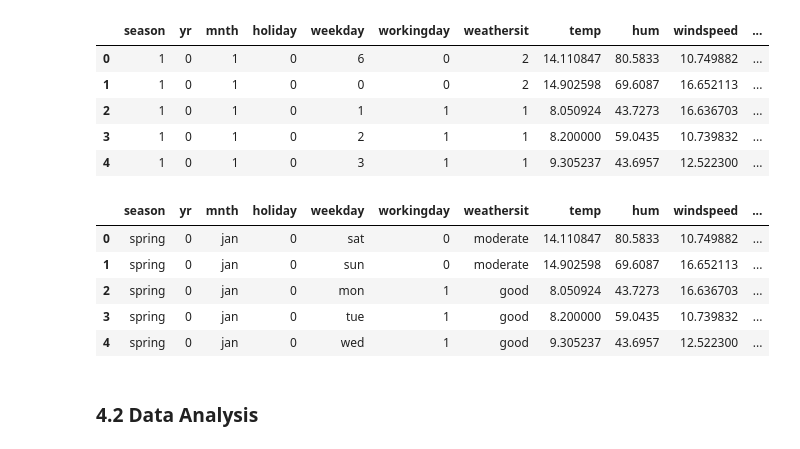
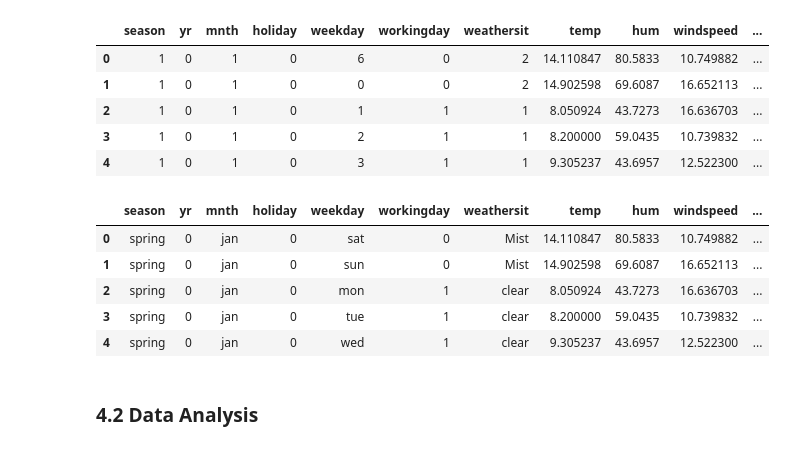
Before and after one commit to yashyennam/Bike_Sharing-Linear_Regression, a Jupyter notebook: Bike-Sharing-Assignment.ipynb, the cells around one changed output. Saved outputs shown, nothing was run; the diff lists cells and outputs as text; code cells hidden in the pictures.

```diff
--- a/Bike-Sharing-Assignment.ipynb
+++ b/Bike-Sharing-Assignment.ipynb
@@ -274,28 +274,28 @@ df.head()
 # %%
 df.season.replace({1:"spring", 2:"summer", 3:"fall", 4:"winter"},inplace = True)
 
-df.weathersit.replace({1:'good',2:'moderate',3:'bad',4:'severe'},inplace = True)
+df.weathersit.replace({1:'clear',2:'Mist',3:'Snow',4:'Heavy_Rain'},inplace = True)
 
 df.mnth = df.mnth.replace({1: 'jan',2: 'feb',3: 'mar',4: 'apr',5: 'may',6: 'jun',
                   7: 'jul',8: 'aug',9: 'sept',10: 'oct',11: 'nov',12: 'dec'})
 
 df.weekday = df.weekday.replace({0: 'sun',1: 'mon',2: 'tue',3: 'wed',4: 'thu',5: 'fri',6: 'sat'})
 
 df.temp_cat = df.temp_cat.replace({4: 'very_low', 56: 'low', 160: 'medium', 138: 'above_med', 130:'high', 170:'very_high', 72:'extremly_high'})
 
 df.week_of_month = df.week_of_month.replace({1:'week_1', 2:'week_2', 3:'week_3', 4:'week_4', 5:'week_5', 0:'week_0'})
 
 df.hum_cat = df.hum_cat.replace({2:'very_low', 28:'low', 292: 'med', 317:'high', 91:'very_high'})
 
 df.windspeed_cat = df.windspeed_cat.replace({31:'very_low', 211:'low', 269: 'med', 148:'high', 54:'very_high', 16:'extremly_high', 1:'seriously_high'})
 df.head()
 # %% [output]
 |  | season | yr | mnth | holiday | weekday | workingday | weathersit | temp | hum | windspeed | ... |
-| 0 | spring | 0 | jan | 0 | sat | 0 | moderate | 14.110847 | 80.5833 | 10.749882 | ... |
-| 1 | spring | 0 | jan | 0 | sun | 0 | moderate | 14.902598 | 69.6087 | 16.652113 | ... |
-| 2 | spring | 0 | jan | 0 | mon | 1 | good | 8.050924 | 43.7273 | 16.636703 | ... |
-| 3 | spring | 0 | jan | 0 | tue | 1 | good | 8.200000 | 59.0435 | 10.739832 | ... |
-| 4 | spring | 0 | jan | 0 | wed | 1 | good | 9.305237 | 43.6957 | 12.522300 | ... |
+| 0 | spring | 0 | jan | 0 | sat | 0 | Mist | 14.110847 | 80.5833 | 10.749882 | ... |
+| 1 | spring | 0 | jan | 0 | sun | 0 | Mist | 14.902598 | 69.6087 | 16.652113 | ... |
+| 2 | spring | 0 | jan | 0 | mon | 1 | clear | 8.050924 | 43.7273 | 16.636703 | ... |
+| 3 | spring | 0 | jan | 0 | tue | 1 | clear | 8.200000 | 59.0435 | 10.739832 | ... |
+| 4 | spring | 0 | jan | 0 | wed | 1 | clear | 9.305237 | 43.6957 | 12.522300 | ... |
 # %% [markdown]
 ### 4.2 Data Analysis
 # %% [markdown]
```
Also changed, not shown: parts of 19 cells of this notebook, 1 other file.
